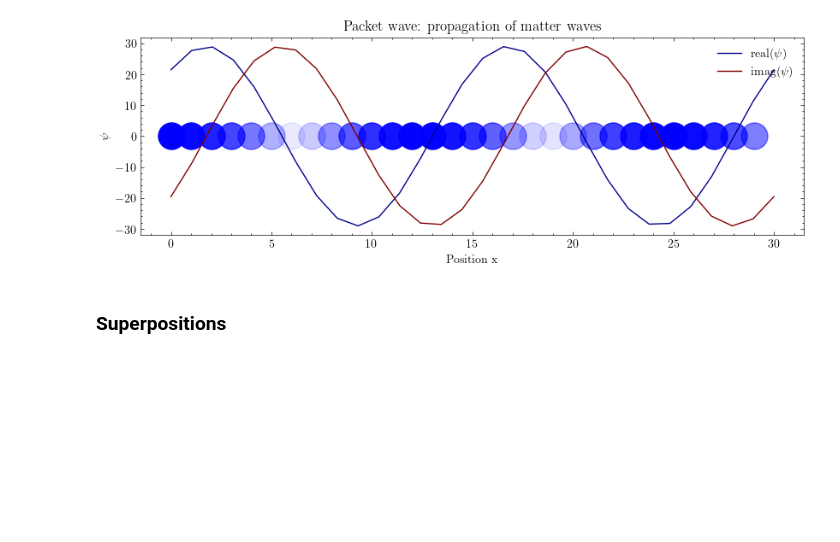
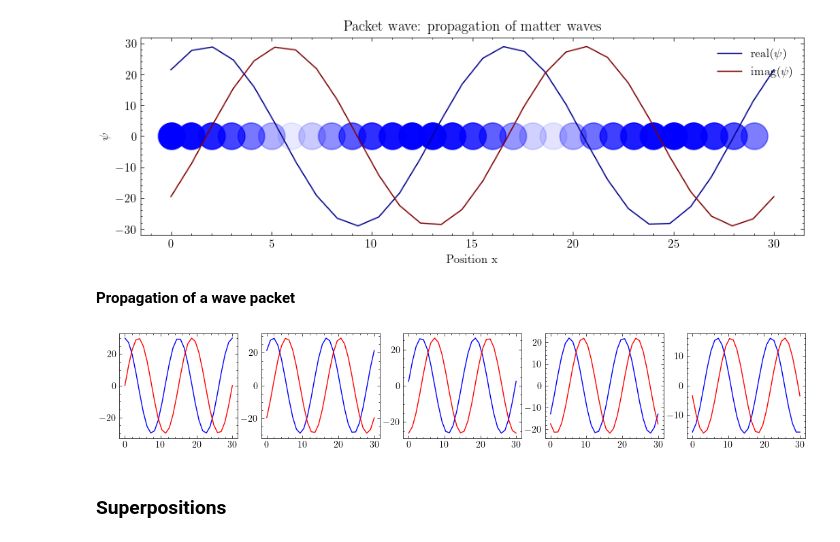
Before and after one commit to istmarc/quantum-mechanics, a Jupyter notebook: Free particle.ipynb, the cells around one changed output. Cells and saved outputs as stored; diff of their text form; code cells hidden in the pictures; blank space fills up the shorter version.

Commit message:
Propagation of a wave packet

```diff
--- a/Free particle.ipynb
+++ b/Free particle.ipynb
@@ -142,6 +142,20 @@ plt.legend()
 plt.show()
 # %% [output]
 [figure]
+# %% [markdown]
+**Propagation of a wave packet**
+# %%
+fig, ax = plt.subplots(1, 5, figsize=(13, 2))
+for t in range(0, 5):
+    psi_t = psi[:, t]
+    # Real and imag part
+    real_t = [np.real(_psi) for _psi in psi_t]
+    imag_t = [np.imag(_psi) for _psi in psi_t]
+    # Plot
+    ax[t].plot(xi, real_t, color = "blue")
+    ax[t].plot(xi, imag_t, color = "red")
+# %% [output]
+[figure, added]
 # %% [markdown]
 ### Superpositions
 # %% [markdown]
```
Also changed, not shown: parts of 2 cells of this notebook.
